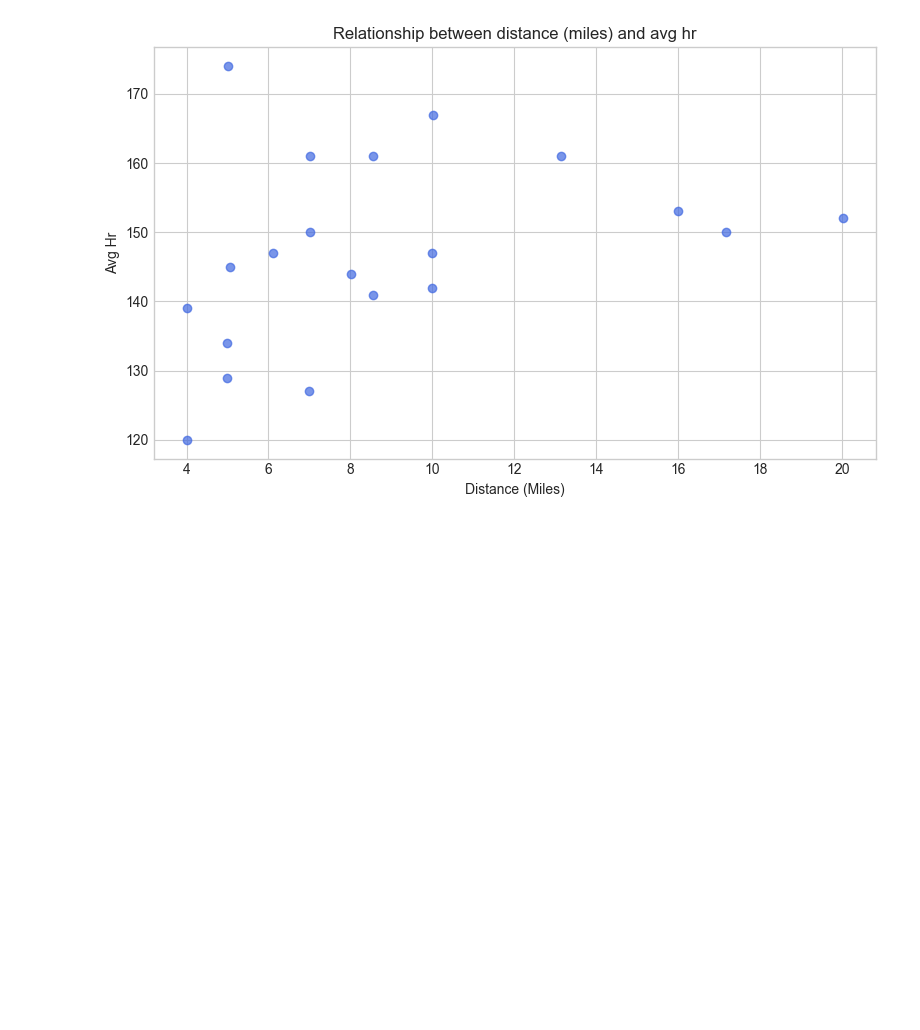
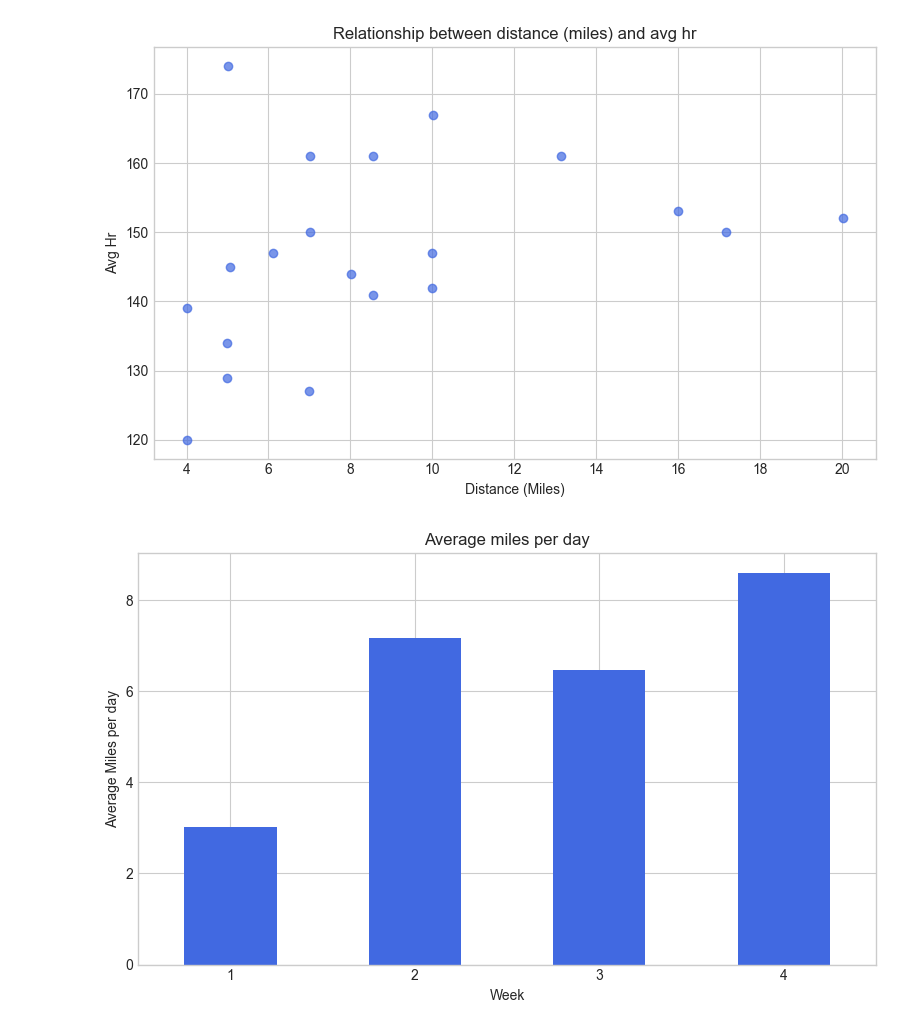
Before and after one commit to JakeBowen2005/Working_With_Garmin_Data, a Jupyter notebook: visual_intro.ipynb, the cells around one changed output. Saved outputs shown, nothing was run; the diff lists cells and outputs as text; code cells hidden in the pictures; blank space fills up the shorter version.

Commit message:
Made average miles per day chart

```diff
--- a/visual_intro.ipynb
+++ b/visual_intro.ipynb
@@ -123,3 +123,19 @@ plt.ylabel("Avg Hr")
 plt.tight_layout()
 # %% [output]
 [figure]
+# %%
+#Avg Miles per day by Week Bar Chart
+
+#Need to get sum per week then divide by 7 then use that to get my bar chart
+
+avg_miles = data.groupby("Week")["Distance"].sum()/7
+
+plt.figure(figsize=(8,5))
+avg_miles.plot(kind="bar", color="royalblue")
+plt.title("Average miles per day")
+plt.xlabel("Week")
+plt.ylabel("Average Miles per day")
+plt.xticks(rotation=0)
+plt.tight_layout()
+# %% [output]
+[figure, added]
```
